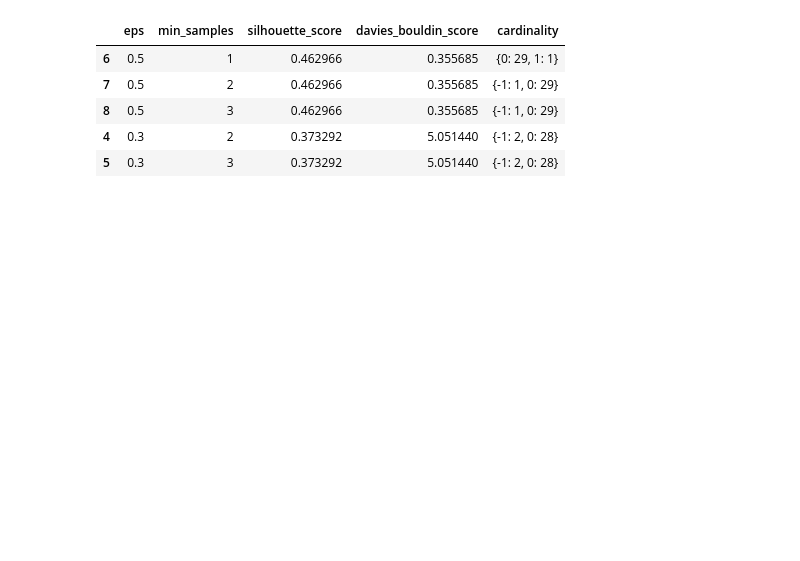
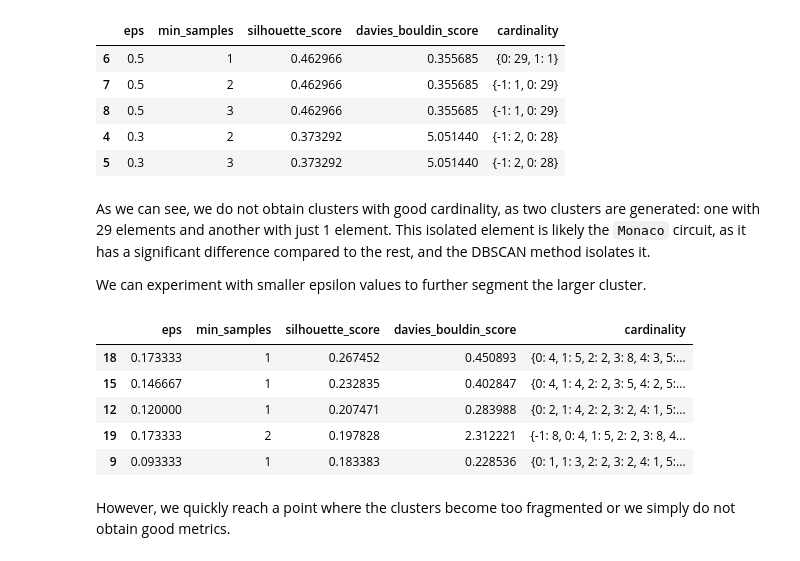
Before and after one commit to SupernovaIa/Formula-1-ML-Project, a Jupyter notebook: notebook/A2-Model-Clustering.ipynb, the cells around one changed output. Drawn from its saved outputs; the diff is of its cells as text; code cells hidden in the pictures; blank space fills up the shorter version.

```diff
--- a/notebook/A2-Model-Clustering.ipynb
+++ b/notebook/A2-Model-Clustering.ipynb
@@ -333,3 +351,18 @@ dbscan_methods(df_kmeans.drop(columns='cluster'), eps_values=[i/10 for i in rang
 | 8 | 0.5 | 3 | 0.462966 | 0.355685 | {-1: 1, 0: 29} |
 | 4 | 0.3 | 2 | 0.373292 | 5.051440 | {-1: 2, 0: 28} |
 | 5 | 0.3 | 3 | 0.373292 | 5.051440 | {-1: 2, 0: 28} |
+# %% [markdown]
+As we can see, we do not obtain clusters with good cardinality, as two clusters are generated: one with 29 elements and another with just 1 element. This isolated element is likely the `Monaco` circuit, as it has a significant difference compared to the rest, and the DBSCAN method isolates it.
+
+We can experiment with smaller epsilon values to further segment the larger cluster.
+# %%
+dbscan_methods(df_kmeans.drop(columns='cluster'), eps_values=[i/75 for i in range(1,20, 2)], min_samples_values=[1, 2, 3]).head()
+# %% [output]
+|  | eps | min_samples | silhouette_score | davies_bouldin_score | cardinality |
+| 18 | 0.173333 | 1 | 0.267452 | 0.450893 | {0: 4, 1: 5, 2: 2, 3: 8, 4: 3, 5:... |
+| 15 | 0.146667 | 1 | 0.232835 | 0.402847 | {0: 4, 1: 4, 2: 2, 3: 5, 4: 2, 5:... |
+| 12 | 0.120000 | 1 | 0.207471 | 0.283988 | {0: 2, 1: 4, 2: 2, 3: 2, 4: 1, 5:... |
+| 19 | 0.173333 | 2 | 0.197828 | 2.312221 | {-1: 8, 0: 4, 1: 5, 2: 2, 3: 8, 4... |
+| 9 | 0.093333 | 1 | 0.183383 | 0.228536 | {0: 1, 1: 3, 2: 2, 3: 2, 4: 1, 5:... |
+# %% [markdown]
+However, we quickly reach a point where the clusters become too fragmented or we simply do not obtain good metrics.
```
Also changed, not shown: parts of 13 cells of this notebook.
